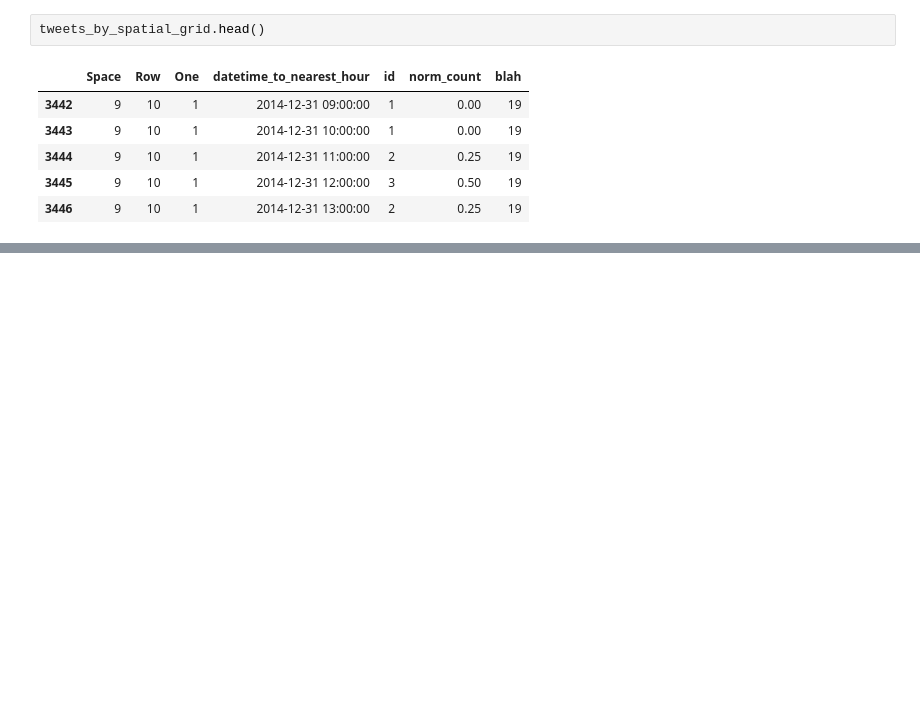
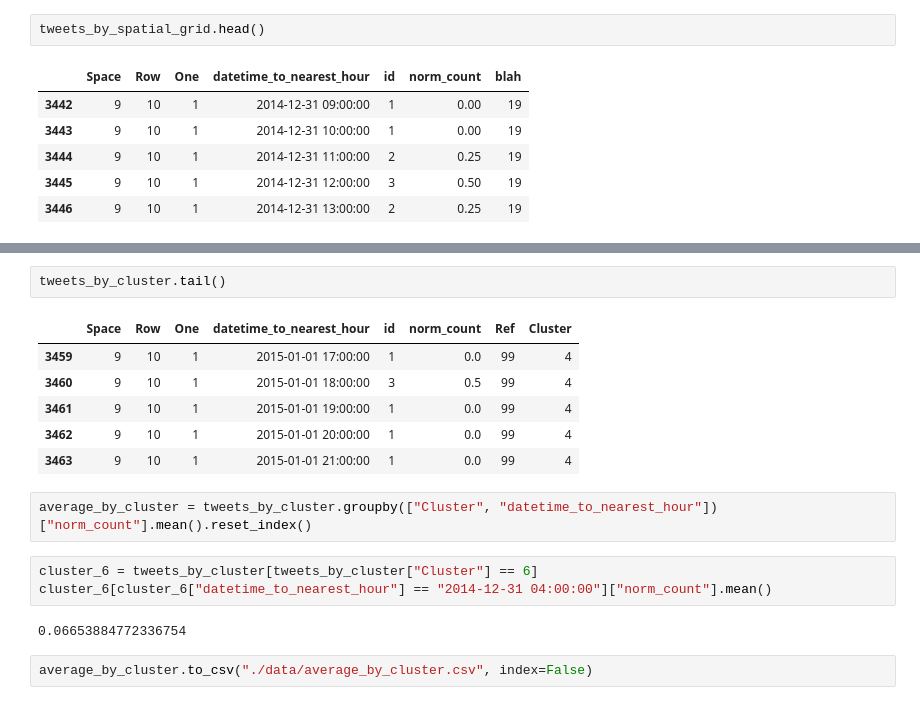
Before and after one commit to tpgmartin/london_new_years_tweets, a Jupyter notebook: Normalise Tweets by Spacial Grid and Time Interval.ipynb, the cells around one changed output, grey strips where cells are left out. Saved outputs shown, nothing was run; the diff lists cells and outputs as text; blank space fills up the shorter version.

```diff
--- a/Normalise Tweets by Spacial Grid and Time Interval.ipynb
+++ b/Normalise Tweets by Spacial Grid and Time Interval.ipynb
@@ -277,0 +310,18 @@ tweets_by_spatial_grid.head()
+# %%
+tweets_by_cluster.tail()
+# %% [output]
+|  | Space | Row | One | datetime_to_nearest_hour | id | norm_count | Ref | Cluster |
+| 3459 | 9 | 10 | 1 | 2015-01-01 17:00:00 | 1 | 0.0 | 99 | 4 |
+| 3460 | 9 | 10 | 1 | 2015-01-01 18:00:00 | 3 | 0.5 | 99 | 4 |
+| 3461 | 9 | 10 | 1 | 2015-01-01 19:00:00 | 1 | 0.0 | 99 | 4 |
+| 3462 | 9 | 10 | 1 | 2015-01-01 20:00:00 | 1 | 0.0 | 99 | 4 |
+| 3463 | 9 | 10 | 1 | 2015-01-01 21:00:00 | 1 | 0.0 | 99 | 4 |
+# %%
+average_by_cluster = tweets_by_cluster.groupby(["Cluster", "datetime_to_nearest_hour"])["norm_count"].mean().reset_index()
+# %%
+cluster_6 = tweets_by_cluster[tweets_by_cluster["Cluster"] == 6]
+cluster_6[cluster_6["datetime_to_nearest_hour"] == "2014-12-31 04:00:00"]["norm_count"].mean()
+# %% [output]
+0.06653884772336754
+# %%
+average_by_cluster.to_csv("./data/average_by_cluster.csv", index=False)
```
Also changed, not shown: parts of 7 cells of this notebook, 20 other files.
